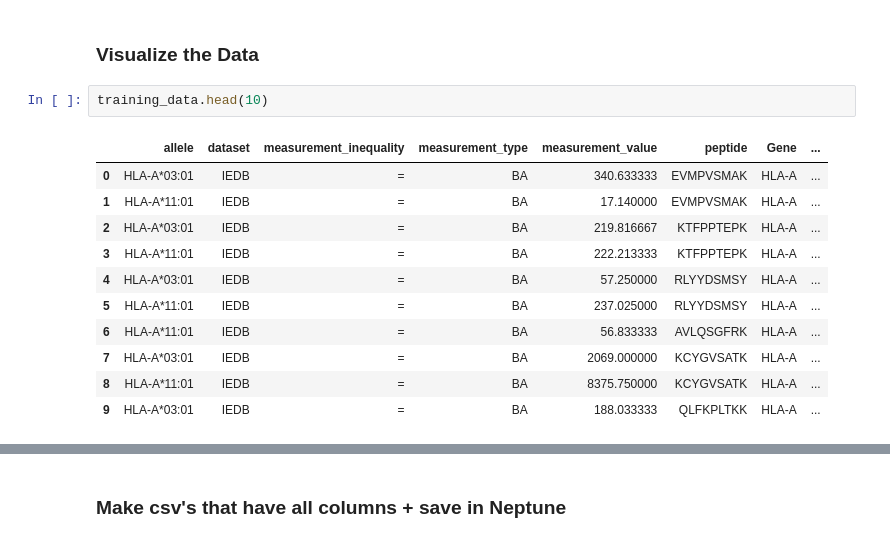
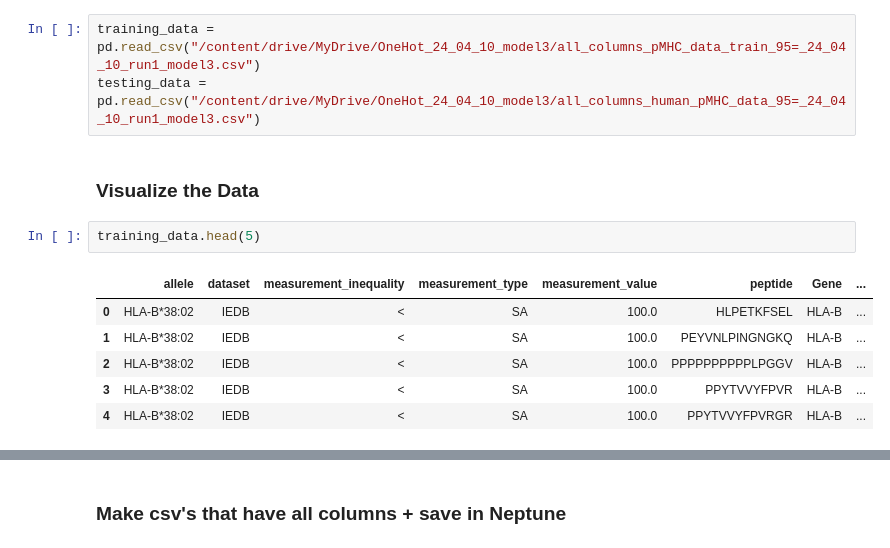
Before and after one commit to prakritipaul/mhcglobe, a Jupyter notebook: v1_OneHot_MHCGlobe_pipeline.ipynb, the cells around one changed output, grey strips where cells are left out. Drawn from its saved outputs; the diff is of its cells as text.

```diff
--- a/v1_OneHot_MHCGlobe_pipeline.ipynb
+++ b/v1_OneHot_MHCGlobe_pipeline.ipynb
@@ -126,17 +161,15 @@ testing_data = human_pMHC_data_test_100.reset_index(drop=True)
+# %%
+training_data = pd.read_csv("/content/drive/MyDrive/OneHot_24_04_10_model3/all_columns_pMHC_data_train_95=_24_04_10_run1_model3.csv")
+testing_data = pd.read_csv("/content/drive/MyDrive/OneHot_24_04_10_model3/all_columns_human_pMHC_data_95=_24_04_10_run1_model3.csv")
 # %% [markdown]
 ### Visualize the Data
 # %%
-training_data.head(10)
+training_data.head(5)
 # %% [output]
 |  | allele | dataset | measurement_inequality | measurement_type | measurement_value | peptide | Gene | ... |
-| 0 | HLA-A*03:01 | IEDB | = | BA | 340.633333 | EVMPVSMAK | HLA-A | ... |
-| 1 | HLA-A*11:01 | IEDB | = | BA | 17.140000 | EVMPVSMAK | HLA-A | ... |
-| 2 | HLA-A*03:01 | IEDB | = | BA | 219.816667 | KTFPPTEPK | HLA-A | ... |
-| 3 | HLA-A*11:01 | IEDB | = | BA | 222.213333 | KTFPPTEPK | HLA-A | ... |
-| 4 | HLA-A*03:01 | IEDB | = | BA | 57.250000 | RLYYDSMSY | HLA-A | ... |
-| 5 | HLA-A*11:01 | IEDB | = | BA | 237.025000 | RLYYDSMSY | HLA-A | ... |
-| 6 | HLA-A*11:01 | IEDB | = | BA | 56.833333 | AVLQSGFRK | HLA-A | ... |
-| 7 | HLA-A*03:01 | IEDB | = | BA | 2069.000000 | KCYGVSATK | HLA-A | ... |
-| 8 | HLA-A*11:01 | IEDB | = | BA | 8375.750000 | KCYGVSATK | HLA-A | ... |
-| 9 | HLA-A*03:01 | IEDB | = | BA | 188.033333 | QLFKPLTKK | HLA-A | ... |
+| 0 | HLA-B*38:02 | IEDB | < | SA | 100.0 | HLPETKFSEL | HLA-B | ... |
+| 1 | HLA-B*38:02 | IEDB | < | SA | 100.0 | PEYVNLPINGNGKQ | HLA-B | ... |
+| 2 | HLA-B*38:02 | IEDB | < | SA | 100.0 | PPPPPPPPPPLPGGV | HLA-B | ... |
+| 3 | HLA-B*38:02 | IEDB | < | SA | 100.0 | PPYTVVYFPVR | HLA-B | ... |
+| 4 | HLA-B*38:02 | IEDB | < | SA | 100.0 | PPYTVVYFPVRGR | HLA-B | ... |
 # %%
```
Also changed, not shown: parts of 64 cells of this notebook.
